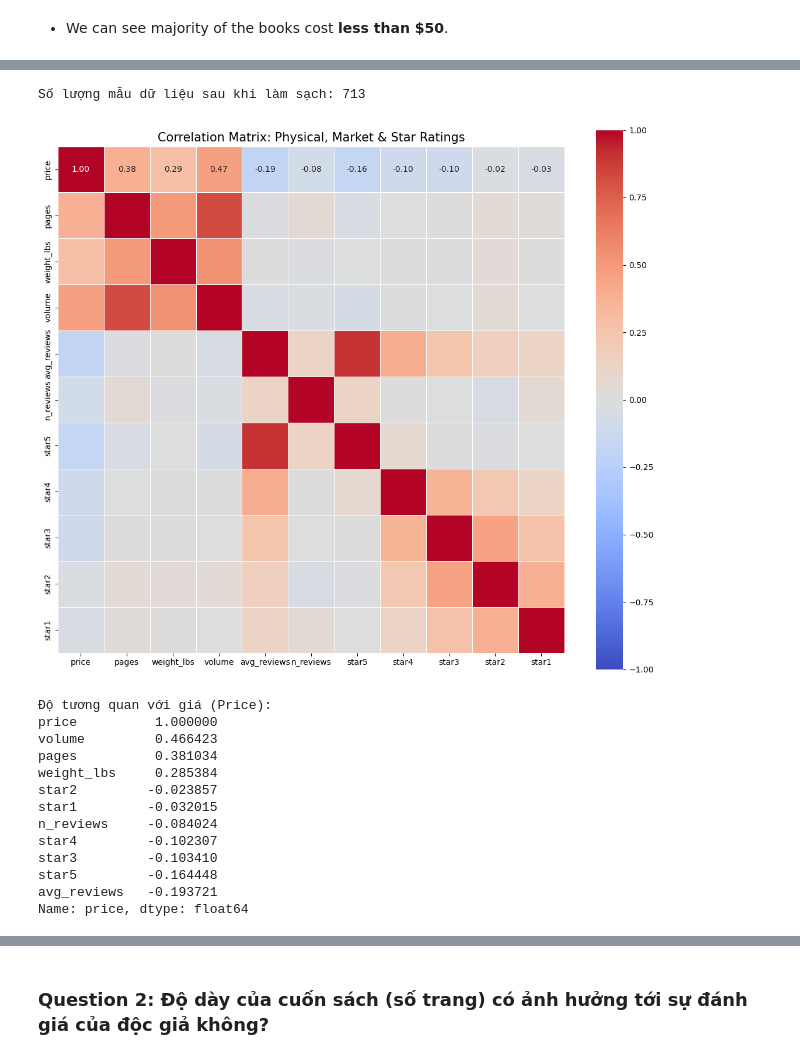
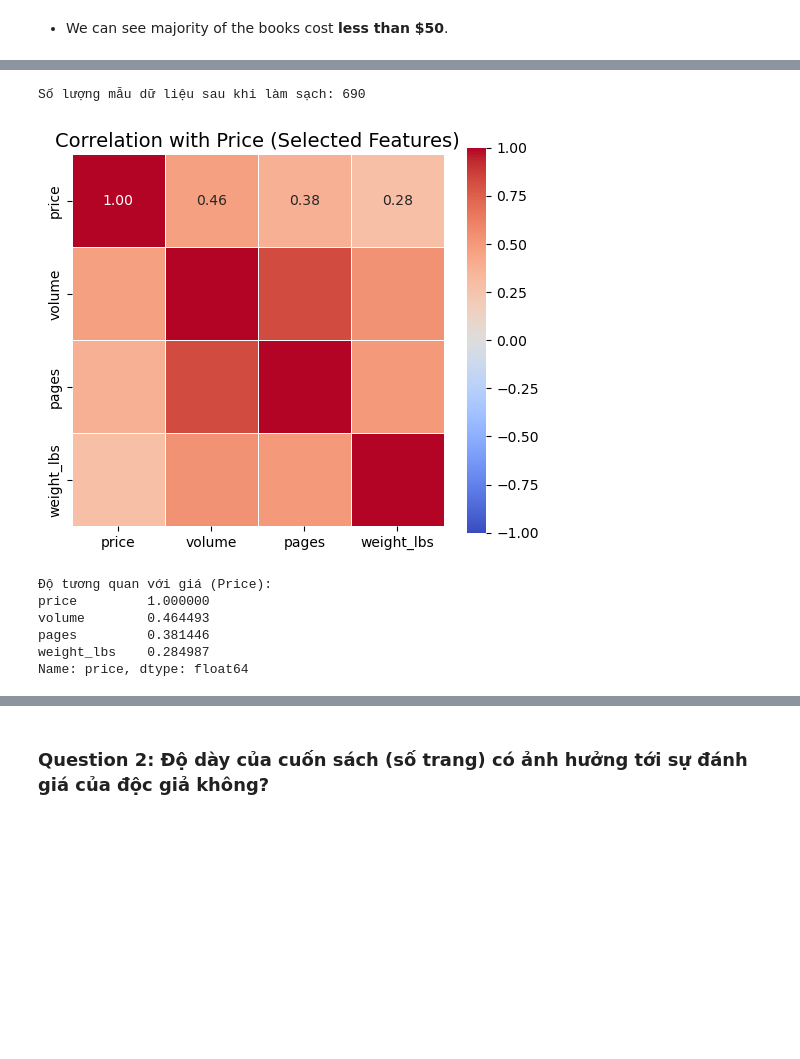
Before and after one commit to dihungg/amazonbook, a Jupyter notebook: Question.ipynb, the cells around one changed output, grey strips where cells are left out. Drawn from its saved outputs; the diff is of its cells as text; code cells hidden in the pictures; blank space fills up the shorter version.

```diff
--- a/Question.ipynb
+++ b/Question.ipynb
@@ -170,7 +144,7 @@ dtype: object
 # %%
 # Xử lý phần trăm thiếu ở các cột quan trọng
-# Đối với cột price thay giá trị nan bằng unknown
-Amazon_books['price'].fillna('unknown', inplace=True)
+# # Đối với cột price thay giá trị nan bằng unknown
+# Amazon_books['price'].fillna('unknown', inplace=True)
 
 # Thay giá trị 0 với các cột
 cols_fill_zero = [
@@ -186,7 +160,3 @@ cols_fill_mean = ['weight_lbs', 'volume']
 for col in cols_fill_mean:
     mean_value = Amazon_books[col].mean()
     Amazon_books[col] = Amazon_books[col].fillna(mean_value)
-
-# Thay giá trị xuất hiện nhiều nhất với cột pages
-most_frequent_pages = Amazon_books['pages'].mode()[0]
-Amazon_books['pages'] = Amazon_books['pages'].fillna(most_frequent_pages)
@@ -305,43 +275,36 @@ Amazon_books_Q1.head()
 # %%
-df_corr = Amazon_books_Q1[cols_numeric].dropna()
+cols_price_corr = ['price', 'volume', 'pages', 'weight_lbs']
+
+df_corr = Amazon_books_Q1[cols_price_corr].dropna()
 
 print(f"Số lượng mẫu dữ liệu sau khi làm sạch: {len(df_corr)}")
 
-# 5. Vẽ Heatmap (Chỉnh lại kích thước lớn hơn chút vì nhiều cột hơn)
 if len(df_corr) > 0:
-    plt.figure(figsize=(14, 12))
+    plt.figure(figsize=(6, 5))
     sns.heatmap(
-        df_corr.corr(numeric_only=True),
+        df_corr.corr(),
         annot=True,
         fmt=".2f",
         cmap='coolwarm',
         vmin=-1, vmax=1,
         linewidths=0.5,
         square=True
     )
-    plt.title('Correlation Matrix: Physical, Market & Star Ratings', fontsize=15)
+    plt.title('Correlation with Price (Selected Features)', fontsize=14)
     plt.show()
 
-    # (Optional) Xem tương quan với giá
     print("\nĐộ tương quan với giá (Price):")
     print(df_corr.corr()['price'].sort_values(ascending=False))
 else:
-    print("Dữ liệu bị trống. Hãy kiểm tra lại bước xử lý 'unknown' hoặc NaN.")
+    print("Dữ liệu bị trống.")
 # %% [output]
-Số lượng mẫu dữ liệu sau khi làm sạch: 713
+Số lượng mẫu dữ liệu sau khi làm sạch: 690
-[figure, old version]
+[figure, new version]
 Độ tương quan với giá (Price):
-price          1.000000
-volume         0.466423
-pages          0.381034
-weight_lbs     0.285384
-star2         -0.023857
-star1         -0.032015
-n_reviews     -0.084024
-star4         -0.102307
-star3         -0.103410
-star5         -0.164448
-avg_reviews   -0.193721
+price         1.000000
+volume        0.464493
+pages         0.381446
+weight_lbs    0.284987
 Name: price, dtype: float64
 # %% [markdown]
 **1. Đặc tính vật lý (Physical Attributes) - Động lực chính của giá**
```
Also changed, not shown: parts of 24 cells of this notebook.
